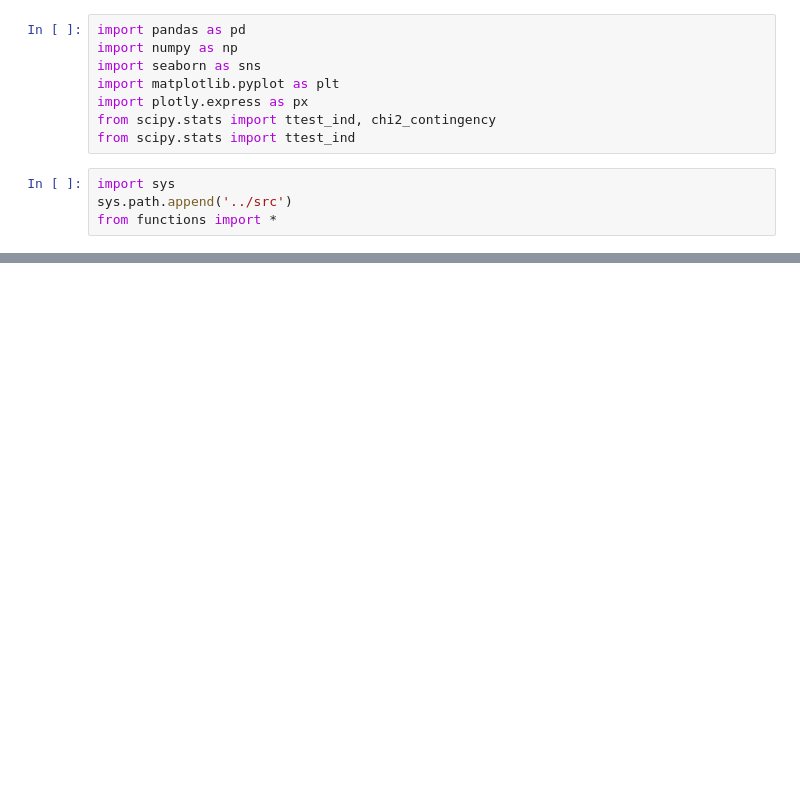
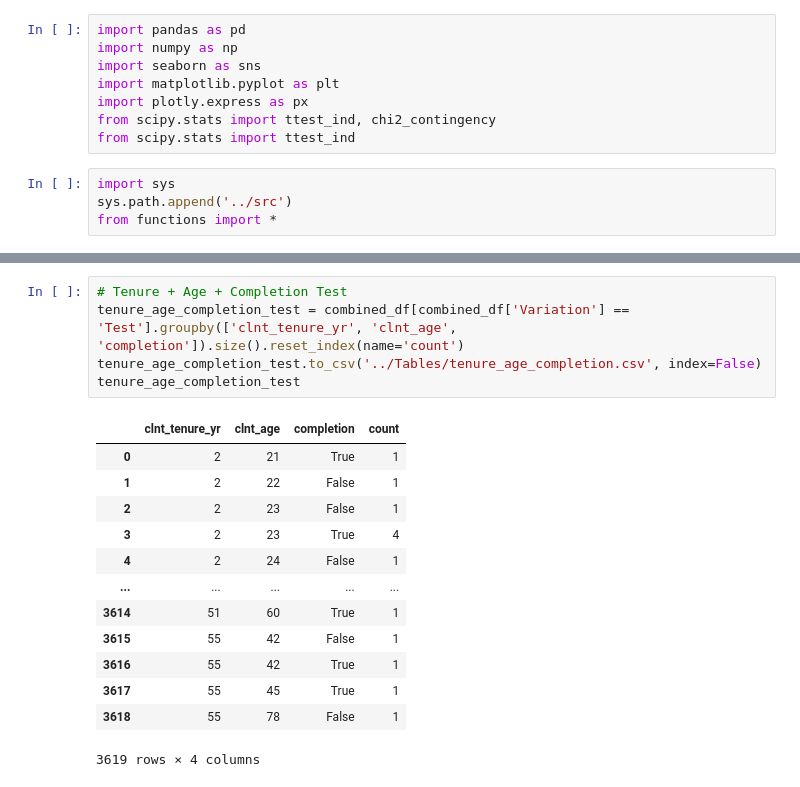
Before and after one commit to DaniCoco31/project_2, a Jupyter notebook: notebooks/Multivariate_analysis.ipynb, the cells around one changed output, grey strips where cells are left out. Saved outputs shown, nothing was run; the diff lists cells and outputs as text; blank space fills up the shorter version.

```diff
--- a/notebooks/Multivariate_analysis.ipynb
+++ b/notebooks/Multivariate_analysis.ipynb
@@ -151,0 +63,19 @@ dtype: object
+# %%
+# Tenure + Age + Completion Test
+tenure_age_completion_test = combined_df[combined_df['Variation'] == 'Test'].groupby(['clnt_tenure_yr', 'clnt_age', 'completion']).size().reset_index(name='count')
+tenure_age_completion_test.to_csv('../Tables/tenure_age_completion.csv', index=False)
+tenure_age_completion_test
+# %% [output]
+|  | clnt_tenure_yr | clnt_age | completion | count |
+| 0 | 2 | 21 | True | 1 |
+| 1 | 2 | 22 | False | 1 |
+| 2 | 2 | 23 | False | 1 |
+| 3 | 2 | 23 | True | 4 |
+| 4 | 2 | 24 | False | 1 |
+| ... | ... | ... | ... | ... |
+| 3614 | 51 | 60 | True | 1 |
+| 3615 | 55 | 42 | False | 1 |
+| 3616 | 55 | 42 | True | 1 |
+| 3617 | 55 | 45 | True | 1 |
+| 3618 | 55 | 78 | False | 1 |
+3619 rows × 4 columns
```
Also changed, not shown: parts of 30 cells of this notebook, 38 other files.
